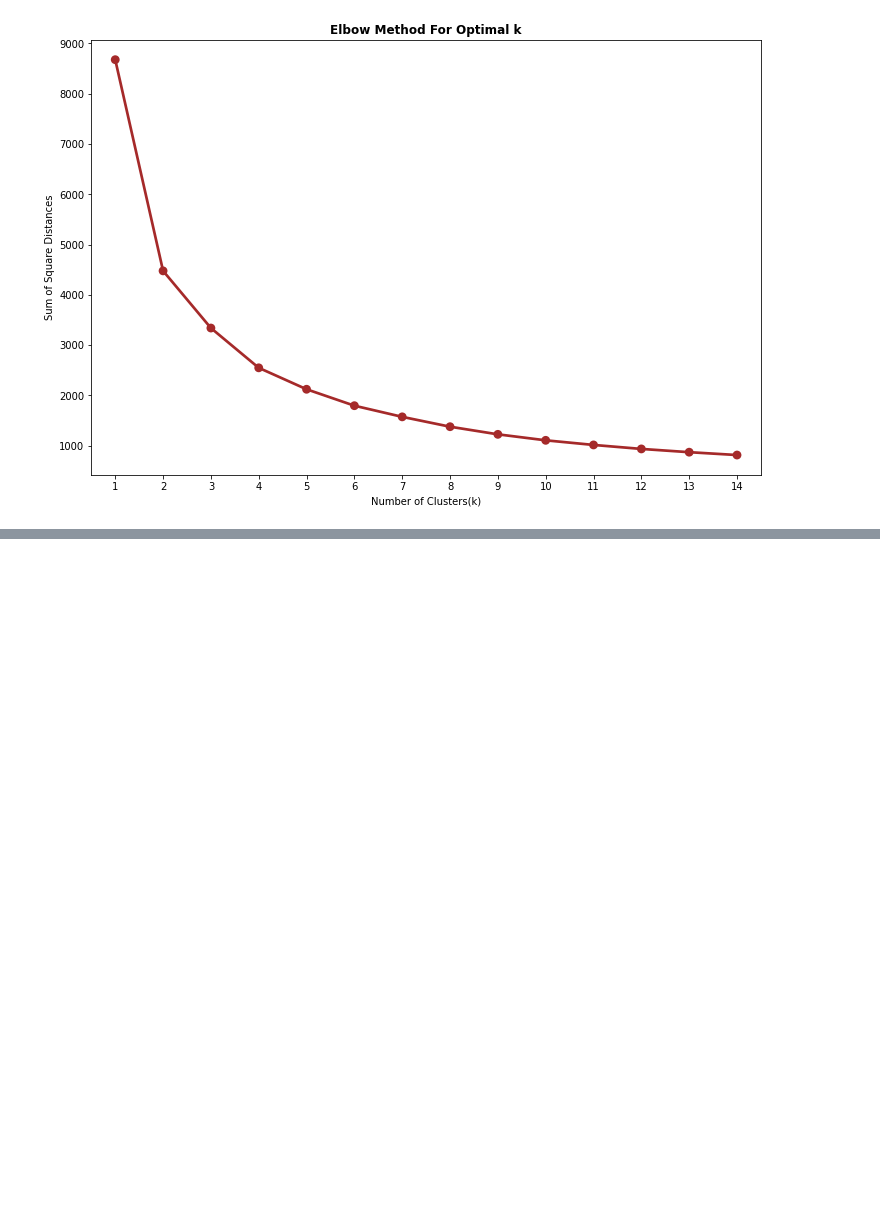
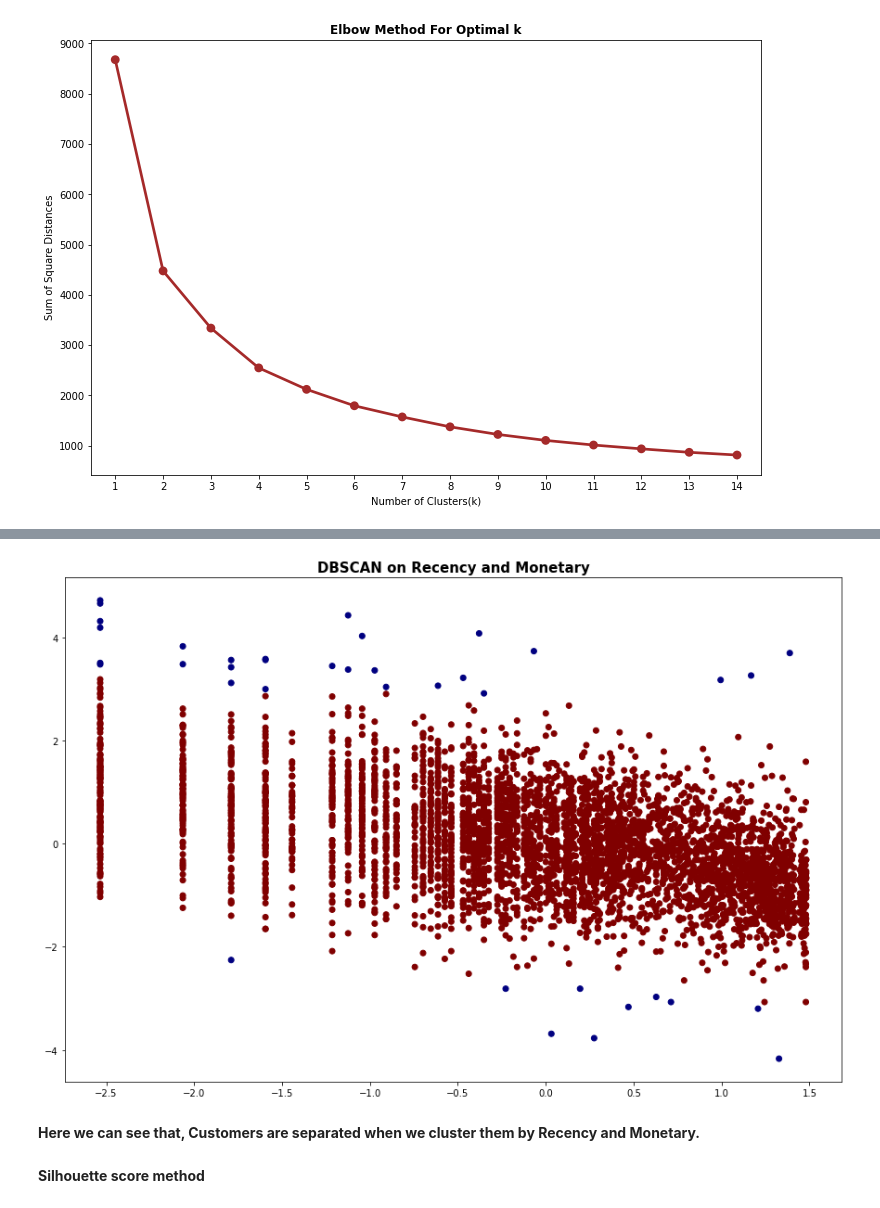
Before and after one commit to Nikkiie/Online-Retail-Customer-Segmentation-Unsupervised, a Jupyter notebook: Online_Retail_Customer_Segmentation_Unsupervised.ipynb, the cells around one changed output, grey strips where cells are left out. Saved outputs shown, nothing was run; the diff lists cells and outputs as text; code cells hidden in the pictures; blank space fills up the shorter version.

```diff
--- a/Online_Retail_Customer_Segmentation_Unsupervised.ipynb
+++ b/Online_Retail_Customer_Segmentation_Unsupervised.ipynb
@@ -828,0 +854,12 @@ plt.scatter(centers[:, 0], centers[:, 1], c='black', s=200, alpha=0.5);
+# %%
+# DBSCAN
+y_pred = DBSCAN(eps=0.5, min_samples=15).fit_predict(X)
+plt.figure(figsize=(15,10)) #'Blues_r', 'BrBG', 'BrBG_r', 'BuGn', 'BuGn_r', 'BuPu', 'BuPu_r', 'CMRmap', 'CMRmap_r', 'Dark2', 'Dark2_r
+plt.title('DBSCAN on Recency and Monetary', fontweight='bold', size=15)
+plt.scatter(X[:,0], X[:,1], c=y_pred,cmap='jet');
+# %% [output]
+[figure, added]
+# %% [markdown]
+**Here we can see that, Customers are separated when we cluster them by Recency and Monetary.**
+# %% [markdown]
+**Silhouette score method**
```
Also changed, not shown: parts of 22 cells of this notebook.
